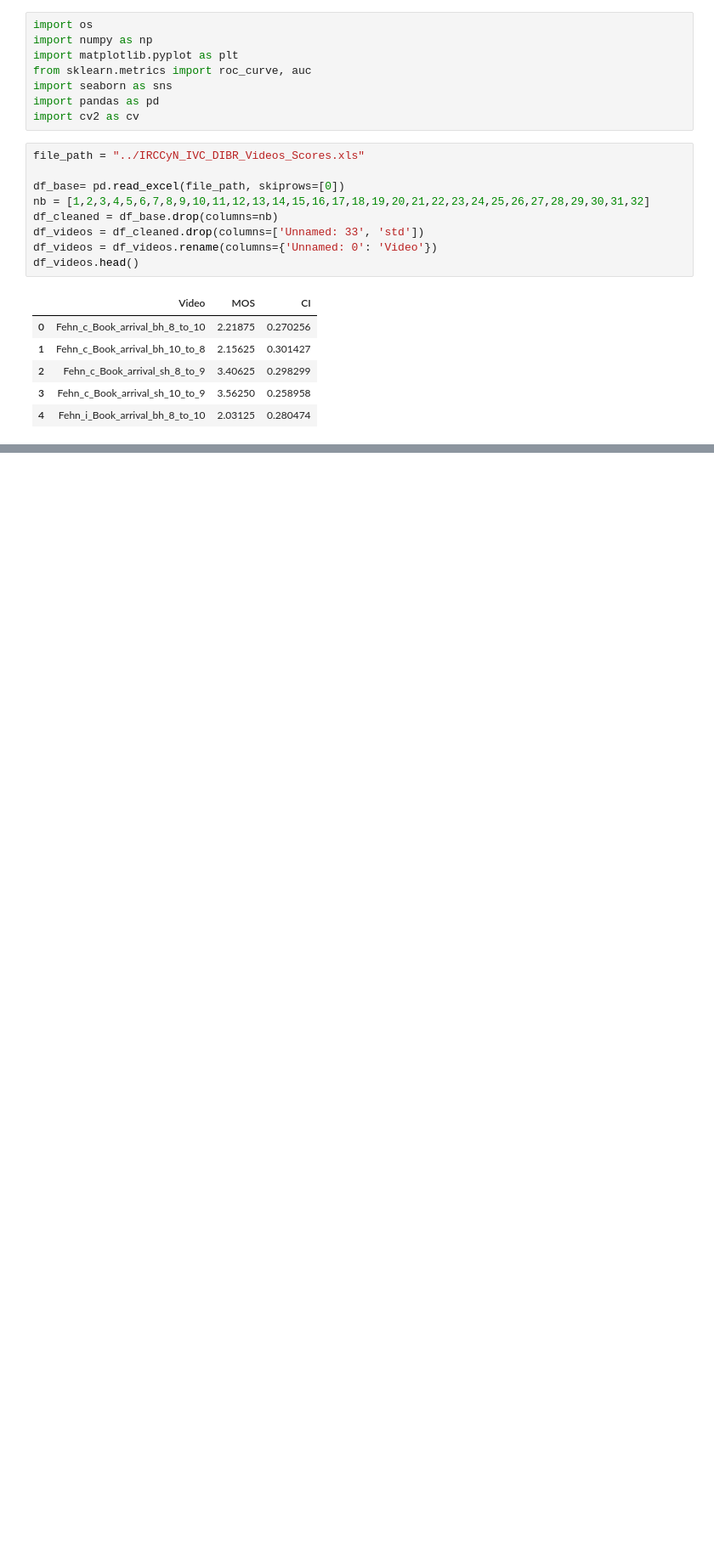
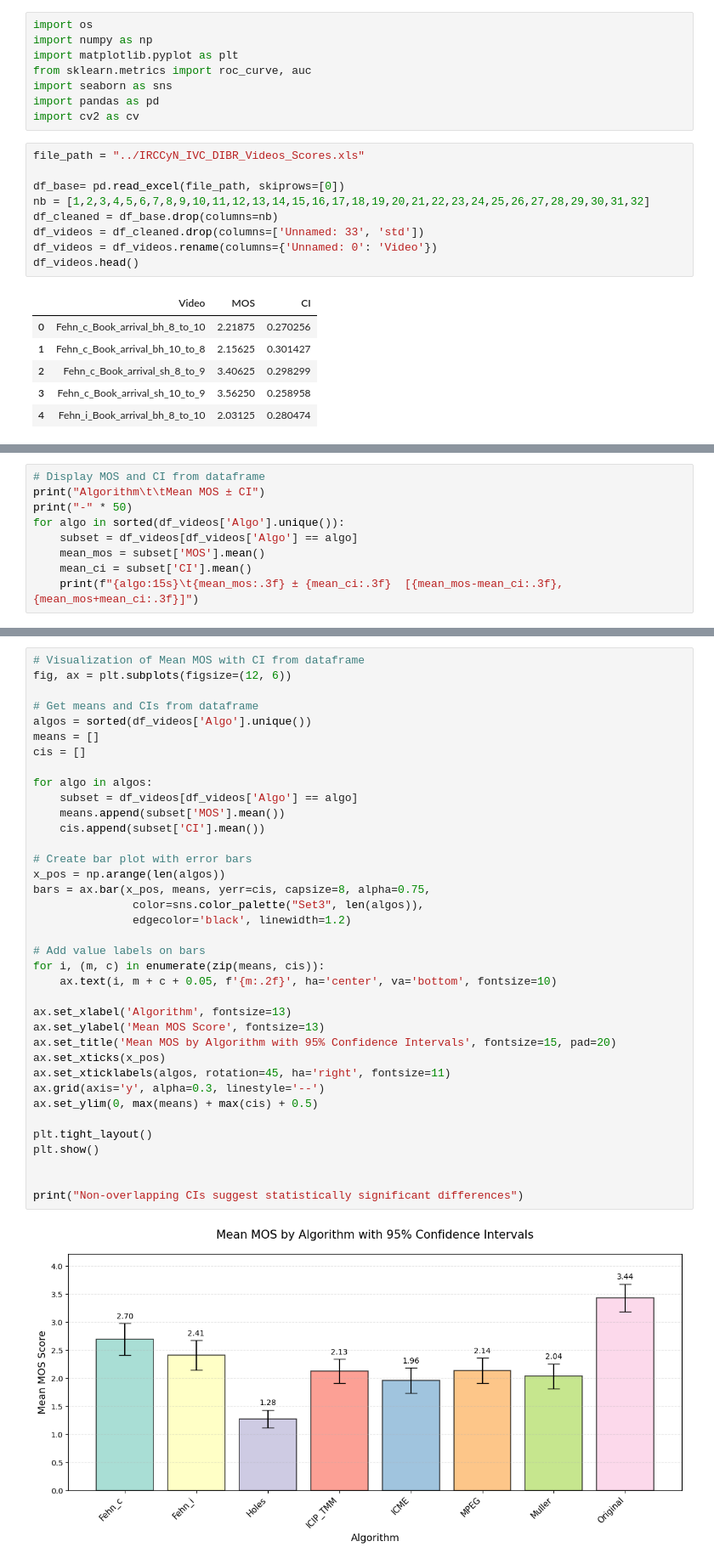
Before and after one commit to marrryzebwjq/Quality-of-Experience, a Jupyter notebook: project.ipynb, the cells around one changed output, grey strips where cells are left out. Shown at 85% size. Drawn from its saved outputs; the diff is of its cells as text; blank space fills up the shorter version.

```diff
--- a/project.ipynb
+++ b/project.ipynb
@@ -70,0 +84,9 @@ print(df_videos)
+# %%
+# Display MOS and CI from dataframe
+print("Algorithm\t\tMean MOS ± CI")
+print("-" * 50)
+for algo in sorted(df_videos['Algo'].unique()):
+    subset = df_videos[df_videos['Algo'] == algo]
+    mean_mos = subset['MOS'].mean()
+    mean_ci = subset['CI'].mean()
+    print(f"{algo:15s}\t{mean_mos:.3f} ± {mean_ci:.3f}  [{mean_mos-mean_ci:.3f}, {mean_mos+mean_ci:.3f}]")
@@ -70,0 +104,39 @@ print(df_videos)
+# %%
+# Visualization of Mean MOS with CI from dataframe
+fig, ax = plt.subplots(figsize=(12, 6))
+
+# Get means and CIs from dataframe
+algos = sorted(df_videos['Algo'].unique())
+means = []
+cis = []
+
+for algo in algos:
+    subset = df_videos[df_videos['Algo'] == algo]
+    means.append(subset['MOS'].mean())
+    cis.append(subset['CI'].mean())
+
+# Create bar plot with error bars
+x_pos = np.arange(len(algos))
+bars = ax.bar(x_pos, means, yerr=cis, capsize=8, alpha=0.75,
+               color=sns.color_palette("Set3", len(algos)),
+               edgecolor='black', linewidth=1.2)
+
+# Add value labels on bars
+for i, (m, c) in enumerate(zip(means, cis)):
+    ax.text(i, m + c + 0.05, f'{m:.2f}', ha='center', va='bottom', fontsize=10)
+
+ax.set_xlabel('Algorithm', fontsize=13)
+ax.set_ylabel('Mean MOS Score', fontsize=13)
+ax.set_title('Mean MOS by Algorithm with 95% Confidence Intervals', fontsize=15, pad=20)
+ax.set_xticks(x_pos)
+ax.set_xticklabels(algos, rotation=45, ha='right', fontsize=11)
+ax.grid(axis='y', alpha=0.3, linestyle='--')
+ax.set_ylim(0, max(means) + max(cis) + 0.5)
+
+plt.tight_layout()
+plt.show()
+
+
+print("Non-overlapping CIs suggest statistically significant differences")
+# %% [output]
+[figure, added]
```
Also changed, not shown: parts of 7 cells of this notebook.
